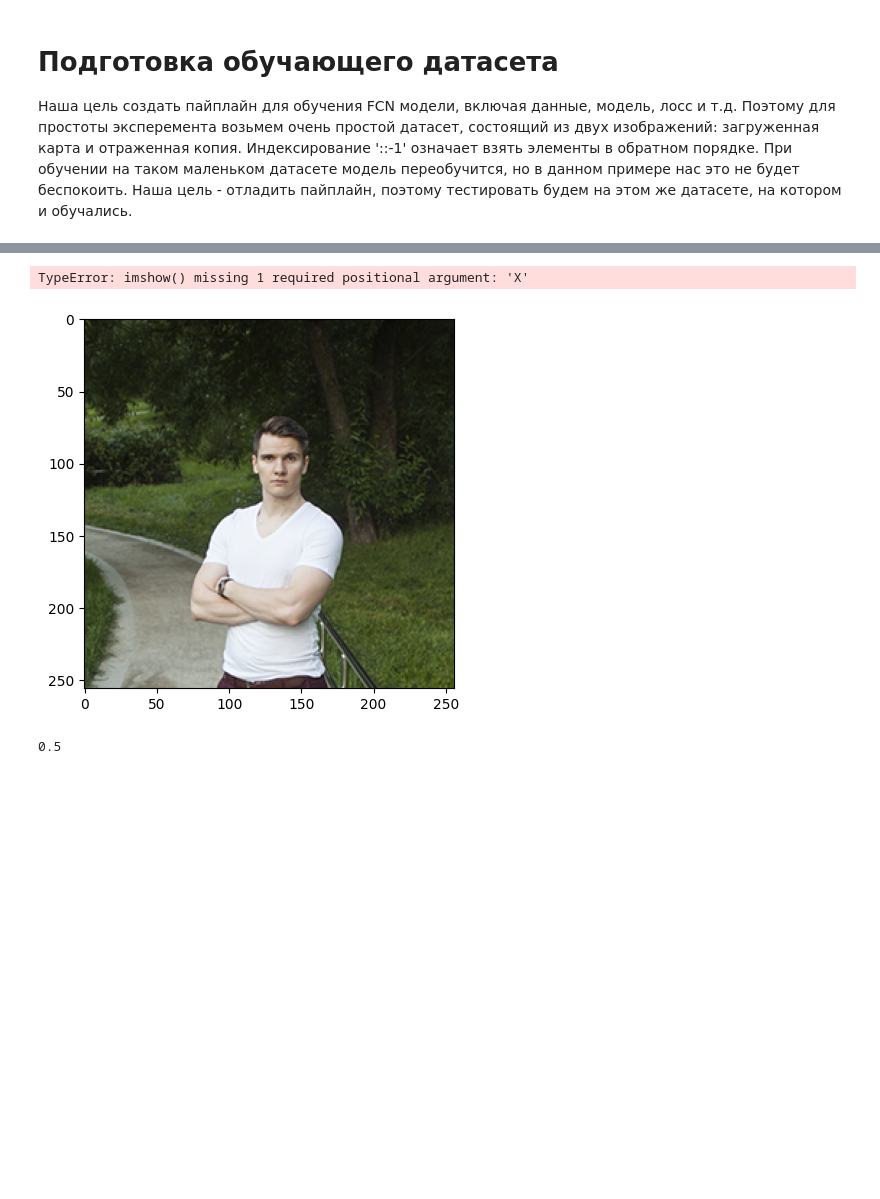
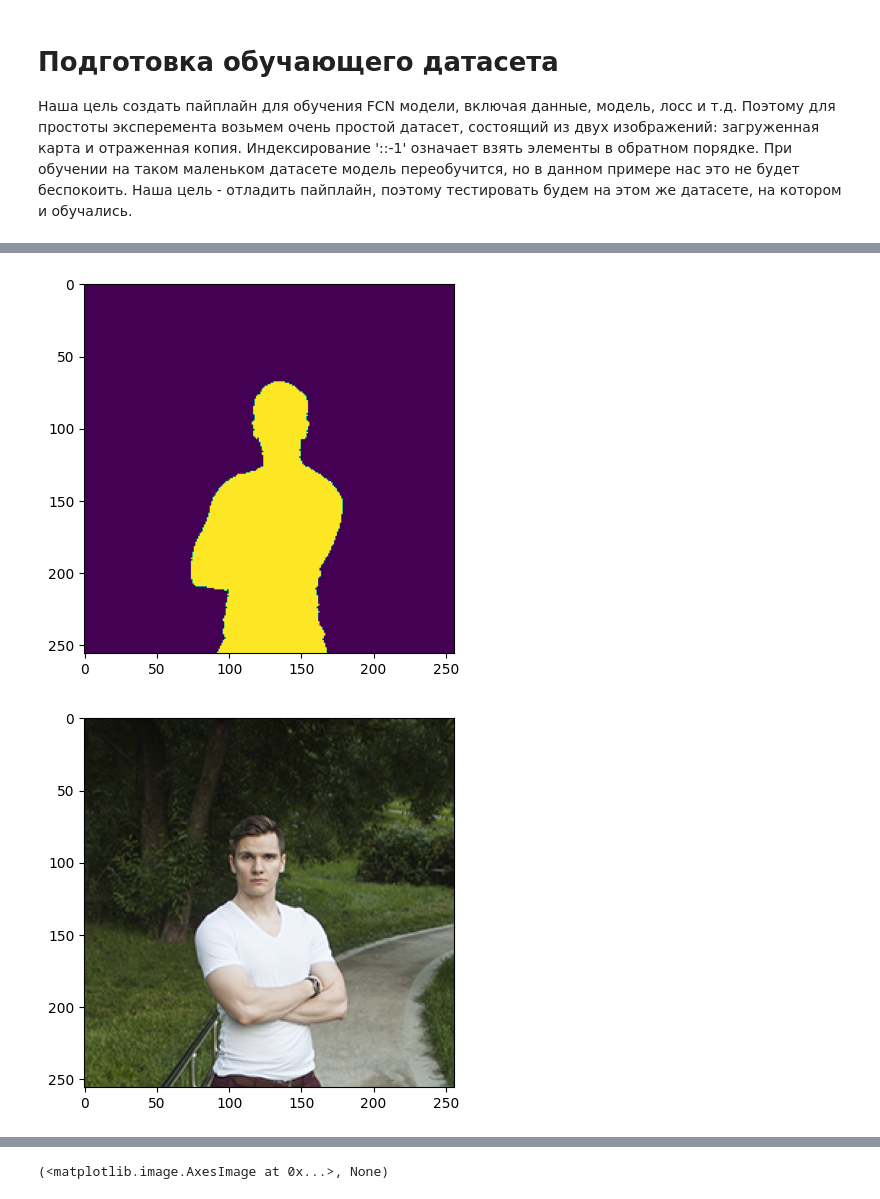
Before and after one commit to adwiza/datascience_skillbox, a Jupyter notebook: 29. NN CV FCN training.ipynb, the cells around one changed output, grey strips where cells are left out. Drawn from its saved outputs; the diff is of its cells as text; code cells hidden in the pictures; blank space fills up the shorter version.

```diff
--- a/29. NN CV FCN training.ipynb
+++ b/29. NN CV FCN training.ipynb
@@ -36,8 +41,8 @@ _ = plt.imshow(gt[..., 0])
 train_x = np.stack((img, img[:, ::-1,:]))
 train_y = np.stack((gt, gt[:,::-1,:]))
 
-plt.imshow(train_x[0]), plt.imshow()
-plt.imshow(train_y[0][...,0]), plt.imshow()
-plt.imshow(train_x[1]), plt.imshow()
-plt.imshow(train_y[1][...,0]), plt.imshow()
+plt.imshow(train_x[0]), plt.show()
+plt.imshow(train_y[0][...,0]), plt.show()
+plt.imshow(train_x[1]), plt.show()
+plt.imshow(train_y[1][...,0]), plt.show()
 # %% [output]
@@ -43,0 +50,2 @@ plt.imshow(train_y[1][...,0]), plt.imshow()
+[figure, added]
+[figure, added]
@@ -44,9 +53 @@ plt.imshow(train_y[1][...,0]), plt.imshow()
-TypeError: imshow() missing 1 required positional argument: 'X'
+(<matplotlib.image.AxesImage at 0x...>, None)
-[figure]
-# %%
-import scipy
-import numpy as np
-from scipy.stats import laplace
-laplace.pdf(1.46, 100, 1.65) + 0.5
-# %% [output]
-0.5
```
Also changed, not shown: parts of 11 cells of this notebook, 4 other files.
